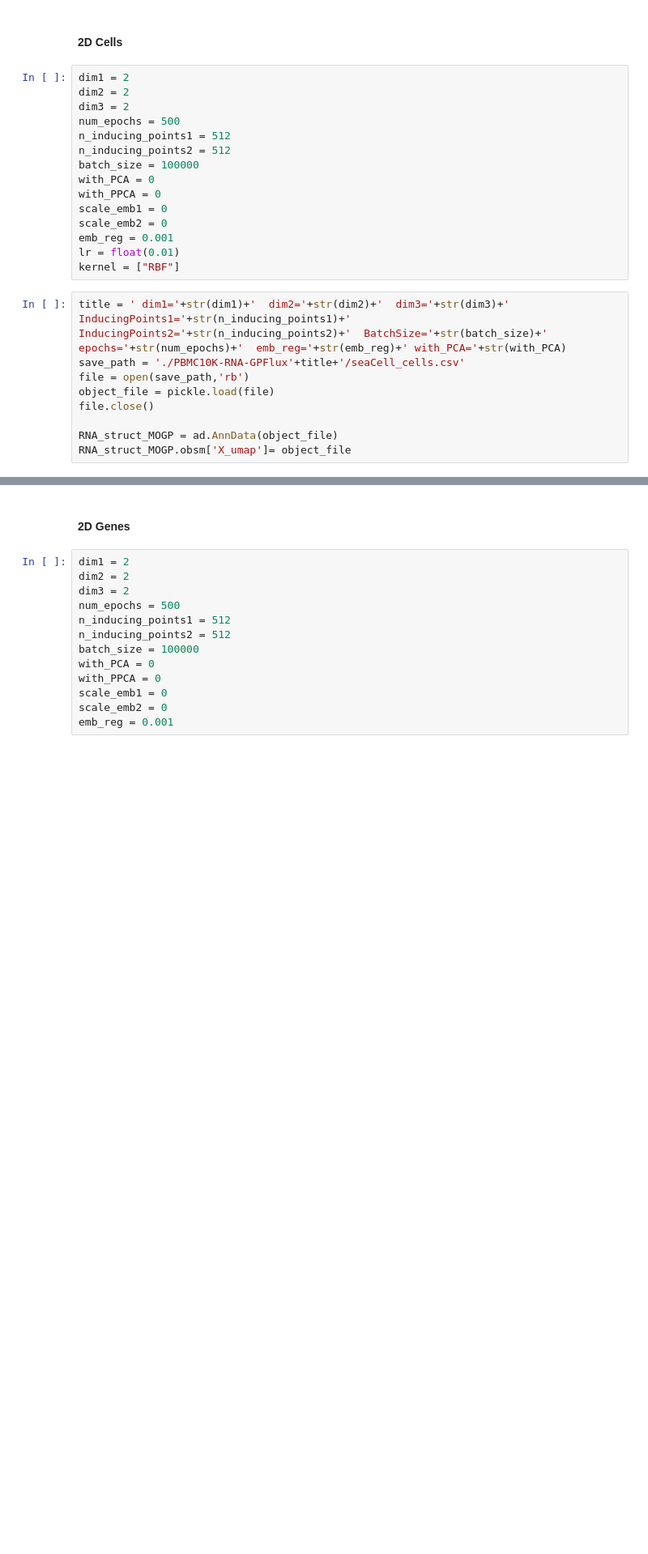
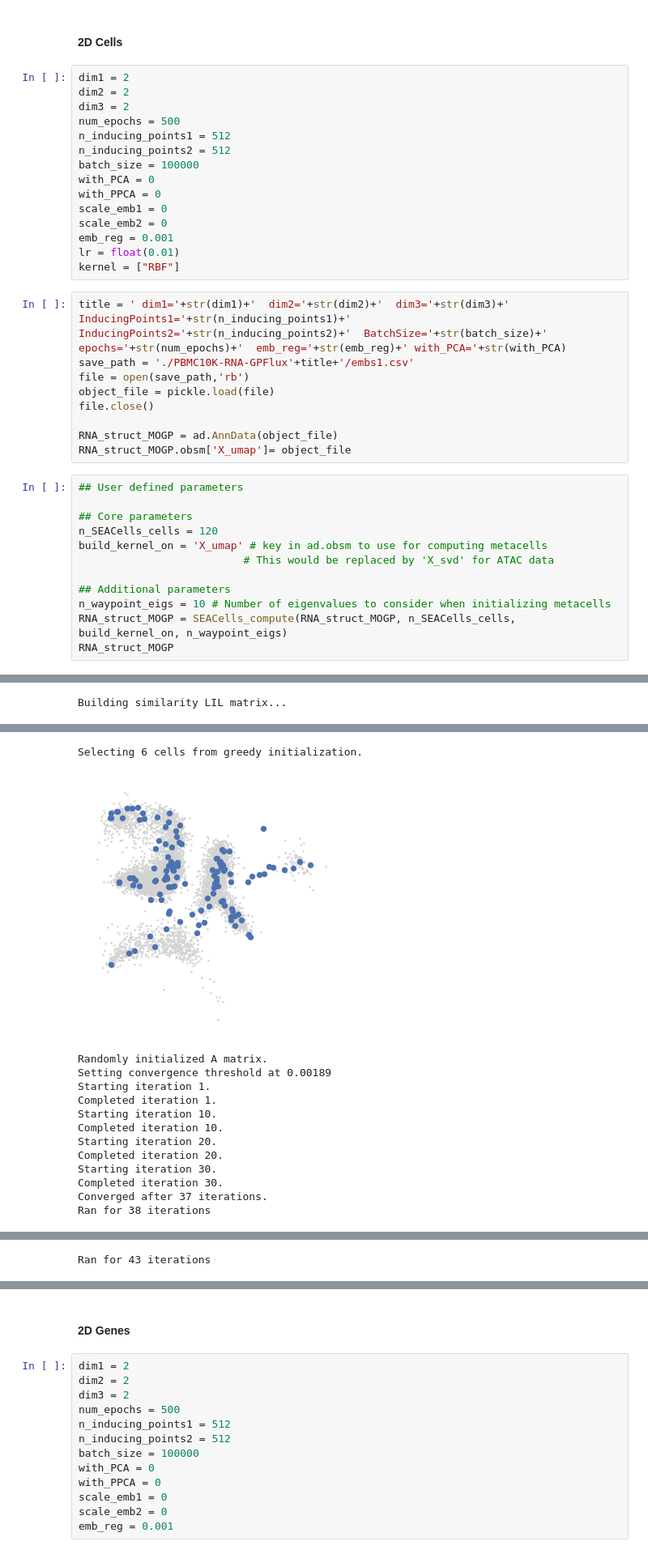
Before and after one commit to MLO-lab/MOGP-gpflux, a Jupyter notebook: experiments/PBMC10k/MetaCell-RNA/RunningSEACells.ipynb, the cells around one changed output, grey strips where cells are left out. Shown: that part at 81% size. Saved outputs shown, nothing was run; the diff lists cells and outputs as text; blank space fills up the shorter version.

```diff
--- a/experiments/PBMC10k/MetaCell-RNA/RunningSEACells.ipynb
+++ b/experiments/PBMC10k/MetaCell-RNA/RunningSEACells.ipynb
@@ -138,10 +194,23 @@ lr = float(0.01)
 kernel = ["RBF"]
 # %%
 title = ' dim1='+str(dim1)+'  dim2='+str(dim2)+'  dim3='+str(dim3)+'  InducingPoints1='+str(n_inducing_points1)+'  InducingPoints2='+str(n_inducing_points2)+'  BatchSize='+str(batch_size)+'  epochs='+str(num_epochs)+'  emb_reg='+str(emb_reg)+' with_PCA='+str(with_PCA)
-save_path = './PBMC10K-RNA-GPFlux'+title+'/seaCell_cells.csv'
+save_path = './PBMC10K-RNA-GPFlux'+title+'/embs1.csv'
 file = open(save_path,'rb')
 object_file = pickle.load(file)
 file.close()
 
 RNA_struct_MOGP = ad.AnnData(object_file)
 RNA_struct_MOGP.obsm['X_umap']= object_file
+# %%
+## User defined parameters
+
+## Core parameters
+n_SEACells_cells = 120
+build_kernel_on = 'X_umap' # key in ad.obsm to use for computing metacells
+                          # This would be replaced by 'X_svd' for ATAC data
+
+## Additional parameters
+n_waypoint_eigs = 10 # Number of eigenvalues to consider when initializing metacells
+RNA_struct_MOGP = SEACells_compute(RNA_struct_MOGP, n_SEACells_cells, build_kernel_on, n_waypoint_eigs)
+RNA_struct_MOGP
+# %% [output]
@@ -147,0 +223 @@ RNA_struct_MOGP.obsm['X_umap']= object_file
+Building similarity LIL matrix...
@@ -147,0 +234,14 @@ RNA_struct_MOGP.obsm['X_umap']= object_file
+Selecting 6 cells from greedy initialization.
+[figure, added]
+Randomly initialized A matrix.
+Setting convergence threshold at 0.00189
+Starting iteration 1.
+Completed iteration 1.
+Starting iteration 10.
+Completed iteration 10.
+Starting iteration 20.
+Completed iteration 20.
+Starting iteration 30.
+Completed iteration 30.
+Converged after 37 iterations.
+Ran for 38 iterations
@@ -147,0 +265 @@ RNA_struct_MOGP.obsm['X_umap']= object_file
+Ran for 43 iterations
```
Also changed, not shown: parts of 18 cells of this notebook, 28 other files.
